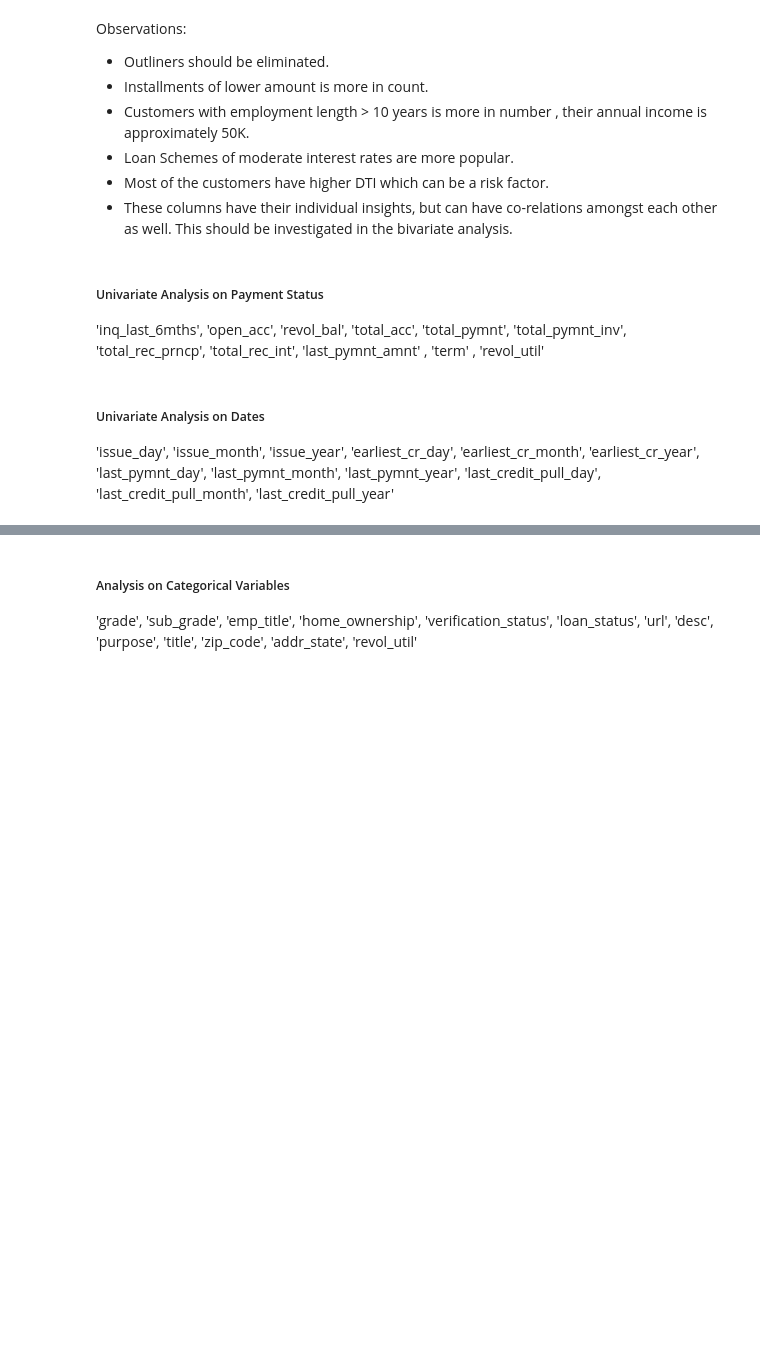
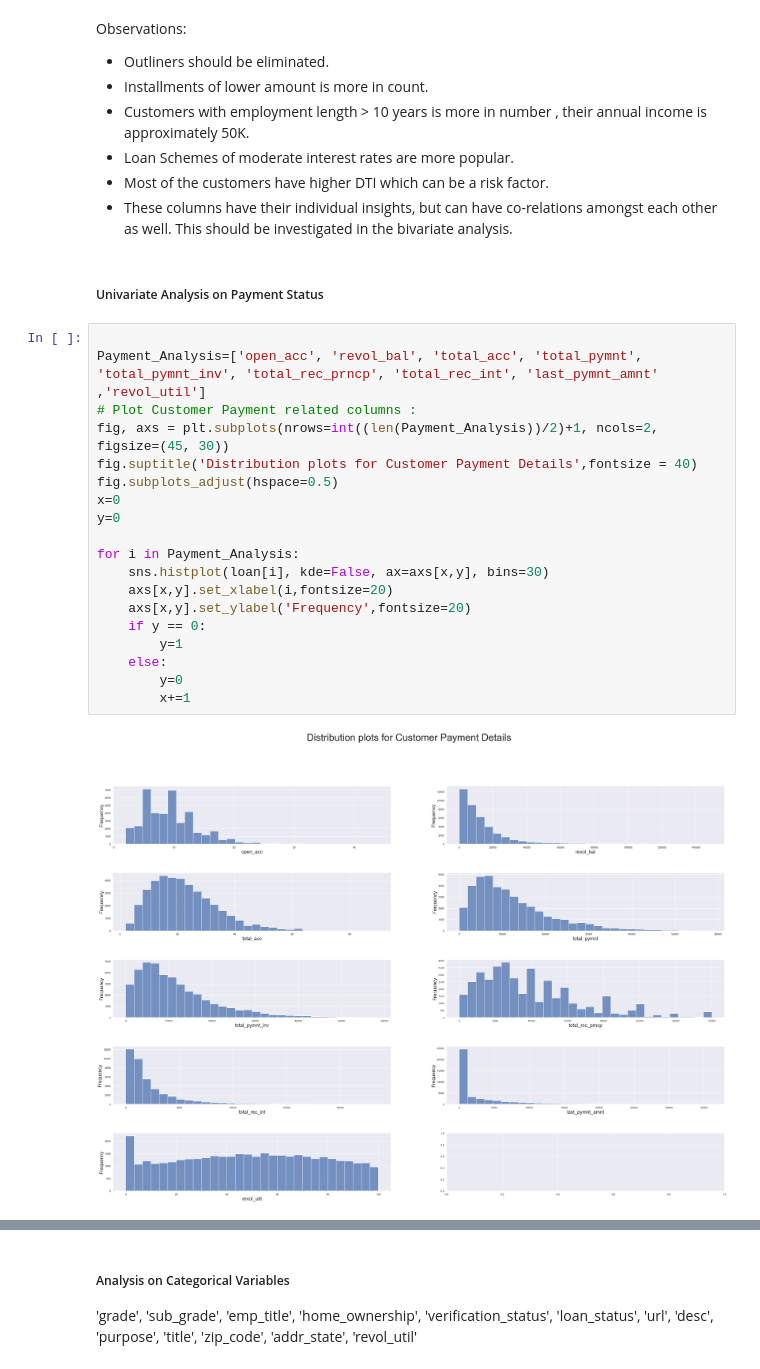
Before and after one commit to MallikaBera/LendingClubCaseStudy, a Jupyter notebook: Code_v02.ipynb, the cells around one changed output, grey strips where cells are left out. Saved outputs shown, nothing was run; the diff lists cells and outputs as text; blank space fills up the shorter version.

```diff
--- a/Code_v02.ipynb
+++ b/Code_v02.ipynb
@@ -569,12 +567,24 @@ Observations:
 - These columns have their individual insights, but can have co-relations amongst each other as well. This should be investigated in the bivariate analysis.
 # %% [markdown]
 ##### Univariate Analysis on Payment Status
-
-'inq_last_6mths', 'open_acc', 'revol_bal', 'total_acc', 'total_pymnt', 'total_pymnt_inv', 'total_rec_prncp', 'total_rec_int', 'last_pymnt_amnt' , 'term' , 'revol_util'
-# %% [markdown]
-##### Univariate Analysis on Dates
-
-'issue_day', 'issue_month', 'issue_year', 'earliest_cr_day',
-       'earliest_cr_month', 'earliest_cr_year', 'last_pymnt_day',
-       'last_pymnt_month', 'last_pymnt_year', 'last_credit_pull_day',
-       'last_credit_pull_month', 'last_credit_pull_year'
+# %%
+
+Payment_Analysis=['open_acc', 'revol_bal', 'total_acc', 'total_pymnt', 'total_pymnt_inv', 'total_rec_prncp', 'total_rec_int', 'last_pymnt_amnt' ,'revol_util']
+# Plot Customer Payment related columns :
+fig, axs = plt.subplots(nrows=int((len(Payment_Analysis))/2)+1, ncols=2, figsize=(45, 30))
+fig.suptitle('Distribution plots for Customer Payment Details',fontsize = 40)
+fig.subplots_adjust(hspace=0.5)
+x=0
+y=0
+
+for i in Payment_Analysis:
+    sns.histplot(loan[i], kde=False, ax=axs[x,y], bins=30)
+    axs[x,y].set_xlabel(i,fontsize=20)
+    axs[x,y].set_ylabel('Frequency',fontsize=20)
+    if y == 0:
+        y=1
+    else:
+        y=0
+        x+=1
+# %% [output]
+[figure, added]
```
Also changed, not shown: parts of 22 cells of this notebook.
